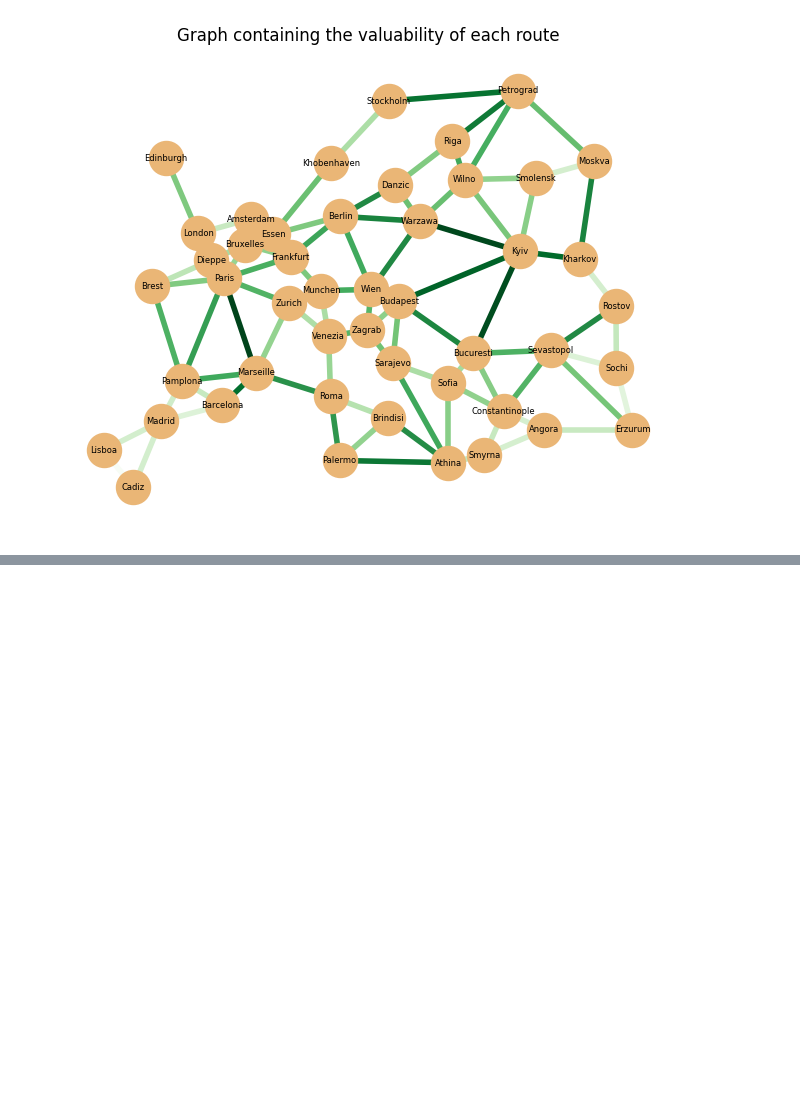
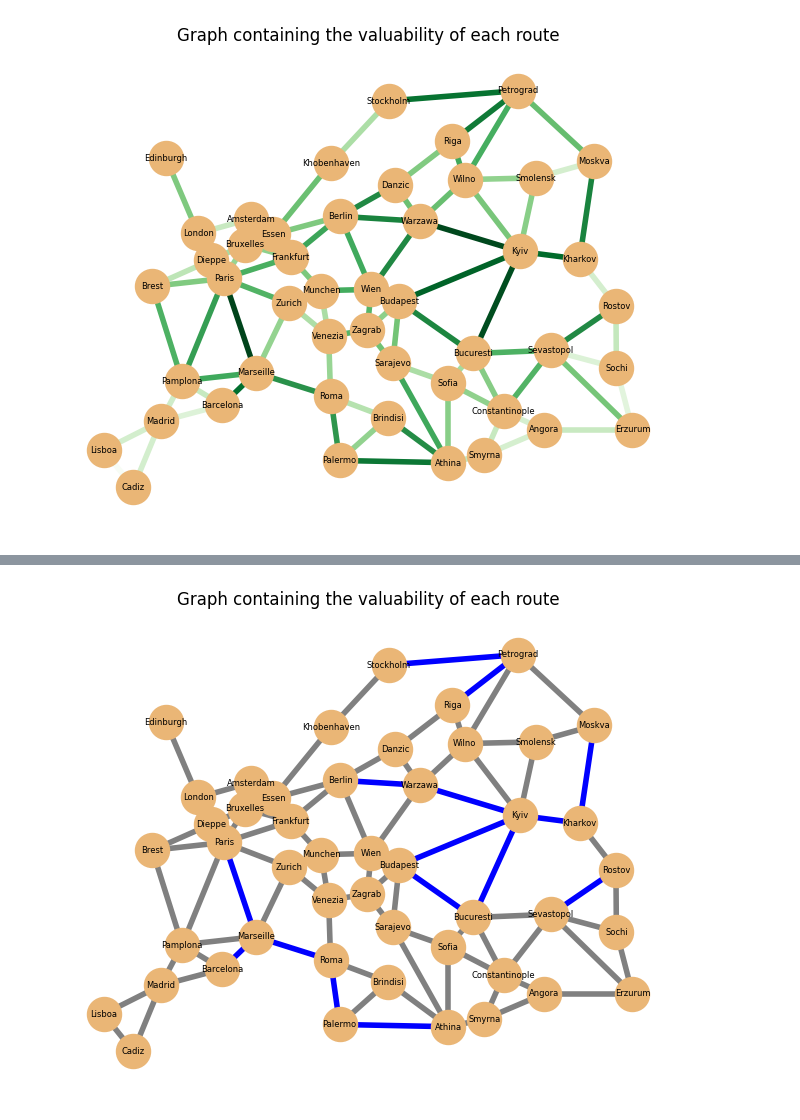
Before and after one commit to leonsi7/ticket-to-ride-europe, a Jupyter notebook: analysis.ipynb, the cells around one changed output, grey strips where cells are left out. Cells and saved outputs as stored; diff of their text form; code cells hidden in the pictures; blank space fills up the shorter version.

Commit message:
Adding the best route building

```diff
--- a/analysis.ipynb
+++ b/analysis.ipynb
@@ -373,0 +378,61 @@ plt.show()
+# %%
+def choose_best_route(G: nx.graph):
+    return max(G.edges(data=True), key=lambda x: x[2]['valuability'] if not x[2]['selected'] else 0)[0:2]
+
+def recalculate_graph(G : nx.graph, built_routes:list):
+    for u, v, attrs in G.edges(data=True):
+        if (u,v) in built_routes:
+            attrs['cost'] = 0
+            attrs['proficency'] = 0
+            attrs['selected'] = 1
+        else :
+            attrs['selected'] = 0
+    for _ , row in destinations.iterrows():
+        source = row['Source']
+        target = row['Target']
+        points = row['Points']
+        min_lengths_source, _ = nx.single_source_dijkstra(G, source=source, weight="cost")
+        min_lengths_target, _ = nx.single_source_dijkstra(G, source=target, weight="cost")
+        min_dist = min_lengths_source[target]
+        if min_dist == 0:
+            continue
+        for u, v, attrs in G.edges(data=True):
+            opt_dist_edge = min(min_lengths_source[u]+min_lengths_target[v],min_lengths_source[v]+min_lengths_target[u])+attrs['cost']
+            attrs['utility'] = attrs['utility'] + utility(min_dist, opt_dist_edge, points)
+
+    # Normalization
+    max_utility = max(nx.get_edge_attributes(G, "utility").values())
+    for u, v, attrs in G.edges(data=True):
+        attrs['utility'] = attrs['utility']/max_utility
+
+    # Calculus of valuability
+    for u, v, attrs in G.edges(data=True):
+        attrs['valuability'] = 0.6*attrs['proficency'] + 0.4*attrs['utility']
+    return G
+
+G = recalculate_graph(G,[])
+built_routes = []
+for i in range(15) :
+    built_routes.append(choose_best_route(G))
+    G = recalculate_graph(G, built_routes)
+
+# Plot of the graph with edge colors based on 'proficency'
+edge_values = ["blue" if attrs['selected'] == 1 else "gray" for _, _, attrs in G.edges(data=True)]
+
+# Plot the graph with the colormap
+options = {
+    "node_size": 600,
+    "font_size": 6,
+    "node_color": "#eab676",
+    "edge_color": edge_values,
+    "width": 4,
+    "edge_cmap": plt.cm.Greens,
+    "with_labels": True,
+}
+nx.draw(G, positions, **options)
+
+# Show the plot
+plt.title('Graph containing the valuability of each route')
+plt.show()
+# %% [output]
+[figure, added]
```
Also changed, not shown: parts of 1 cell of this notebook.
